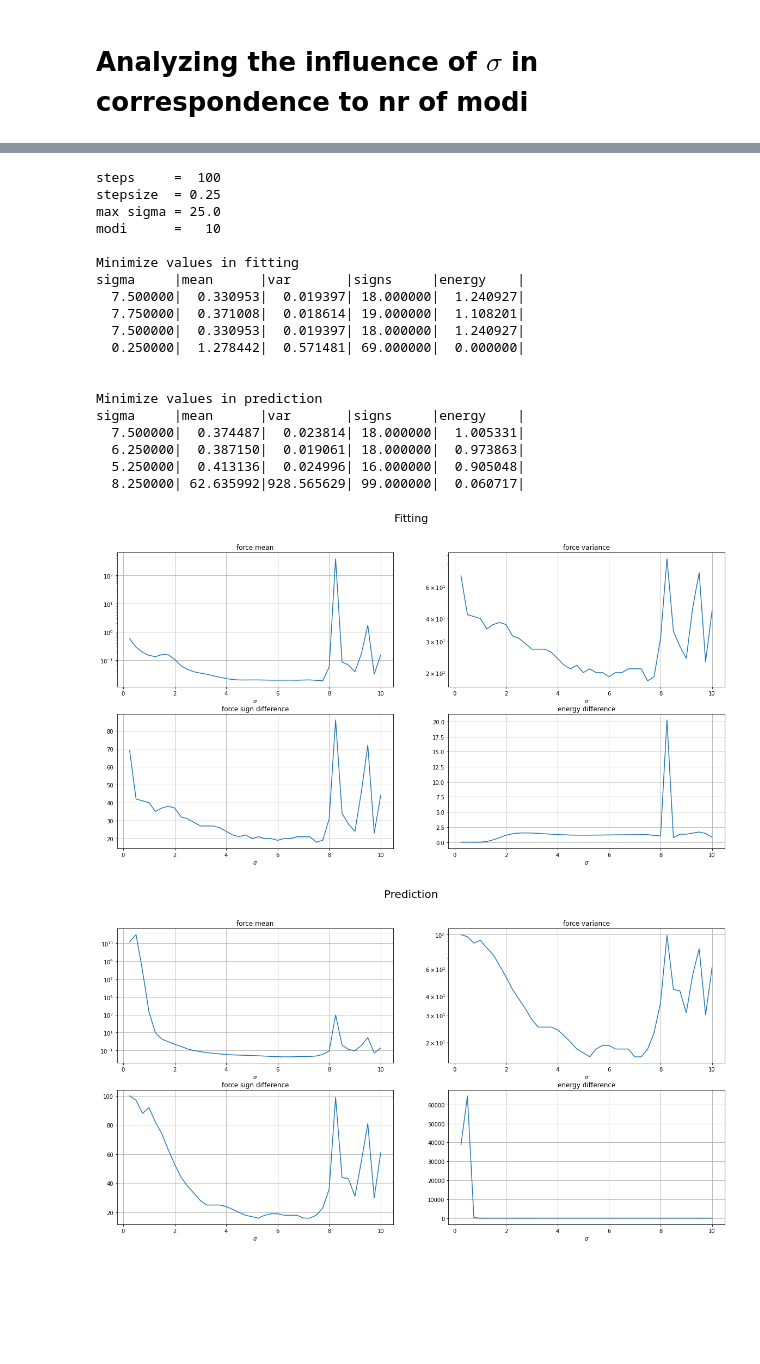
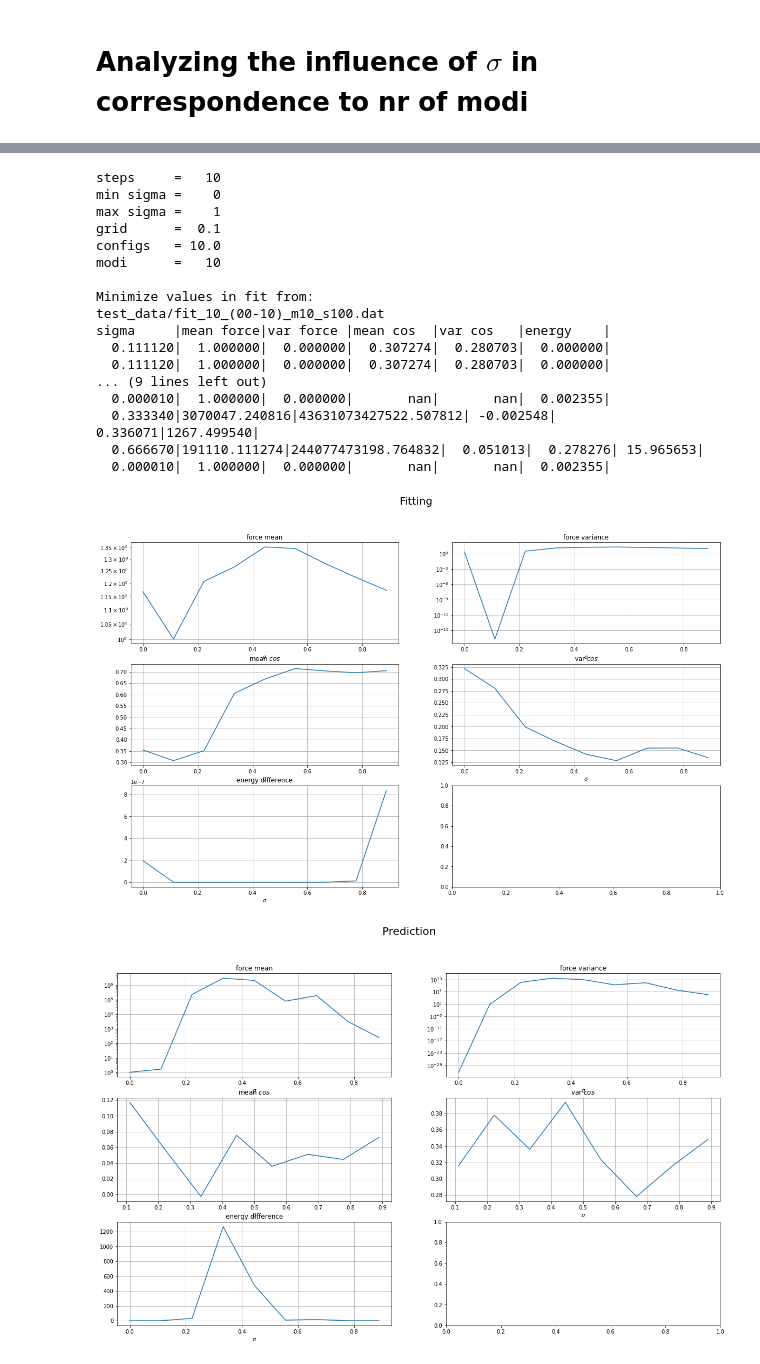
Before and after one commit to Lactose94/LP-Machine-Learning, a Jupyter notebook: Test_quality.ipynb, the cells around one changed output, grey strips where cells are left out. Cells and saved outputs as stored; diff of their text form; code cells hidden in the pictures; blank space fills up the shorter version.

Commit message:
reworked plotting and test_sigmas program. Still has a bug to fix for small sigmas, where the predicted force is always zero.

```diff
--- a/Test_quality.ipynb
+++ b/Test_quality.ipynb
@@ -186,24 +234,22 @@ Relative to size of F:
 # %%
-analyze(100, 10, 0.25, max_n = 40)
+analyze(10, 0, 1, 10, 100)
 # %% [output]
-steps     =  100
-stepsize  = 0.25
-max sigma = 25.0
+steps     =   10
+min sigma =    0
+max sigma =    1
+grid      =  0.1
+configs   = 10.0
 modi      =   10
 
-Minimize values in fitting
-sigma     |mean      |var       |signs     |energy    |
-  7.500000|  0.330953|  0.019397| 18.000000|  1.240927|
-  7.750000|  0.371008|  0.018614| 19.000000|  1.108201|
-  7.500000|  0.330953|  0.019397| 18.000000|  1.240927|
-  0.250000|  1.278442|  0.571481| 69.000000|  0.000000|
-
-
-Minimize values in prediction
-sigma     |mean      |var       |signs     |energy    |
-  7.500000|  0.374487|  0.023814| 18.000000|  1.005331|
-  6.250000|  0.387150|  0.019061| 18.000000|  0.973863|
-  5.250000|  0.413136|  0.024996| 16.000000|  0.905048|
-  8.250000| 62.635992|928.565629| 99.000000|  0.060717|
+Minimize values in fit from:
+test_data/fit_10_(00-10)_m10_s100.dat
+sigma     |mean force|var force |mean cos  |var cos   |energy    |
+  0.111120|  1.000000|  0.000000|  0.307274|  0.280703|  0.000000|
+  0.111120|  1.000000|  0.000000|  0.307274|  0.280703|  0.000000|
+... (9 lines left out)
+  0.000010|  1.000000|  0.000000|       nan|       nan|  0.002355|
+  0.333340|3070047.240816|43631073427522.507812| -0.002548|  0.336071|1267.499540|
+  0.666670|191110.111274|244077473198.764832|  0.051013|  0.278276| 15.965653|
+  0.000010|  1.000000|  0.000000|       nan|       nan|  0.002355|
-[figure, old version]
+[figure, new version]
-[figure, old version]
+[figure, new version]
```
Also changed, not shown: parts of 14 cells of this notebook, 36 other files.
